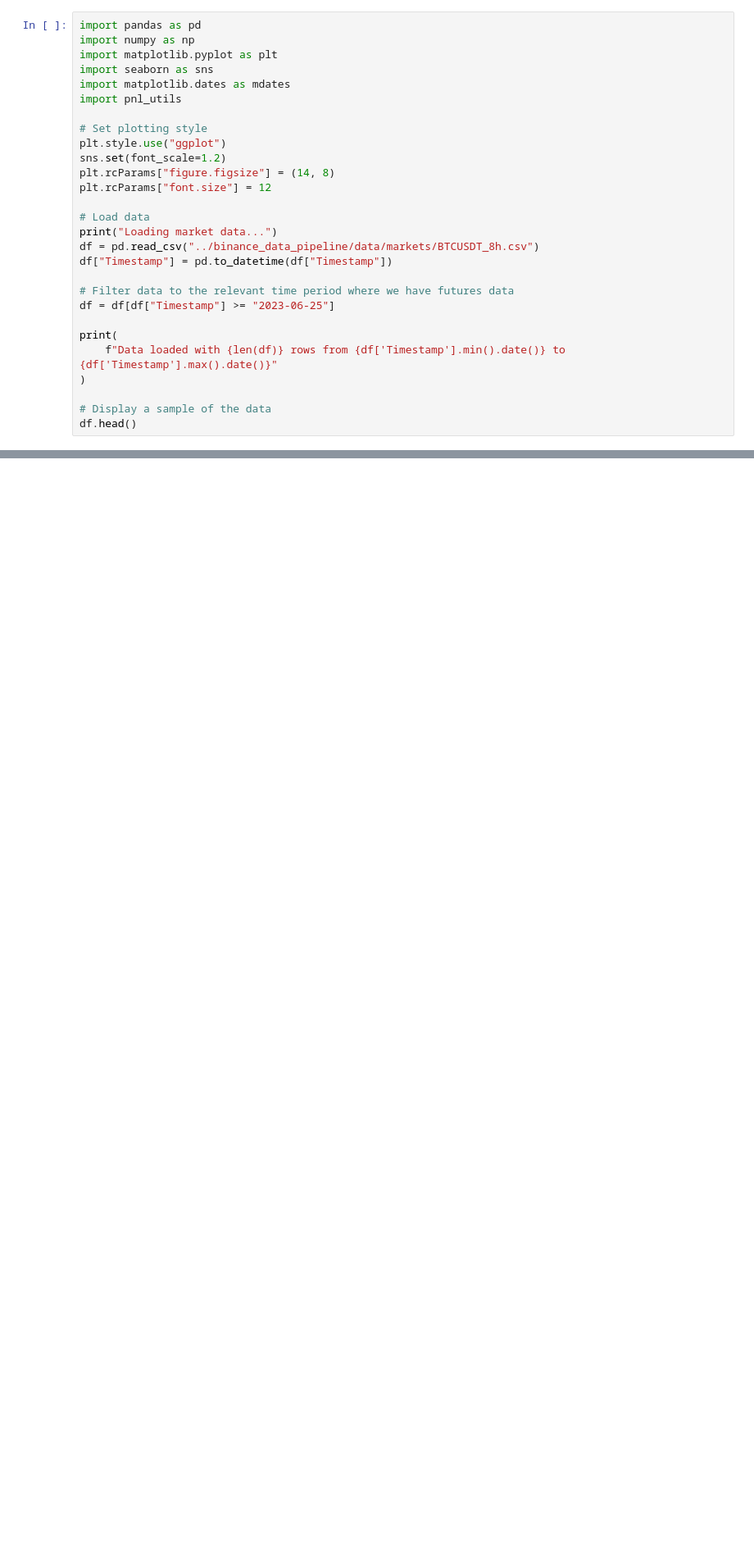
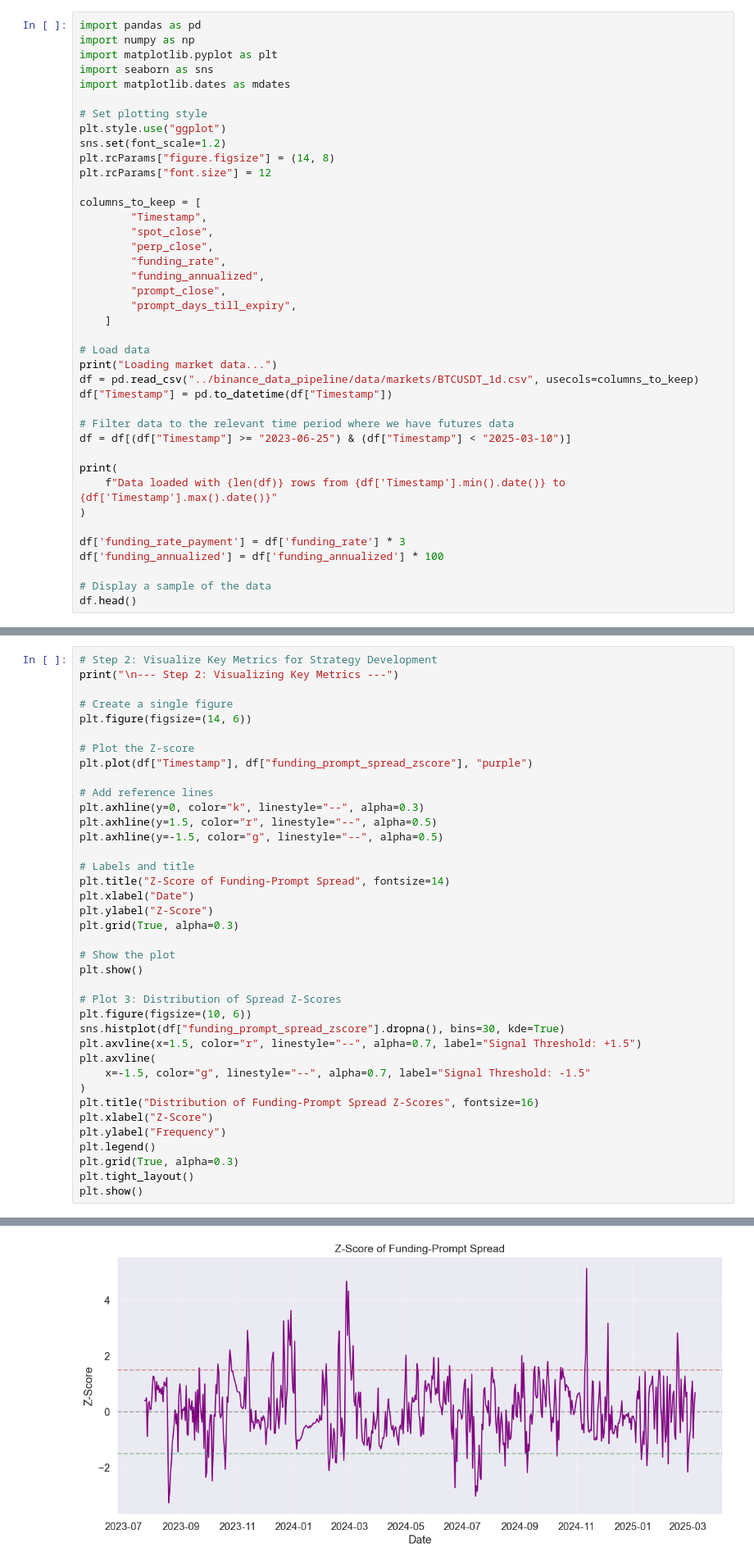
Before and after one commit to gobbles404/perp-arb, a Jupyter notebook: notebooks/Part 2.ipynb, the cells around one changed output, grey strips where cells are left out. Shown: that part at 82% size. Drawn from its saved outputs; the diff is of its cells as text; blank space fills up the shorter version.

Commit message:
Commit strategy

```diff
--- a/notebooks/Part 2.ipynb
+++ b/notebooks/Part 2.ipynb
@@ -4,7 +4,6 @@ import numpy as np
 import matplotlib.pyplot as plt
 import seaborn as sns
 import matplotlib.dates as mdates
-import pnl_utils
 
 # Set plotting style
 plt.style.use("ggplot")
@@ -12,17 +11,30 @@ sns.set(font_scale=1.2)
 plt.rcParams["figure.figsize"] = (14, 8)
 plt.rcParams["font.size"] = 12
 
+columns_to_keep = [
+        "Timestamp",
+        "spot_close",
+        "perp_close",
+        "funding_rate",
+        "funding_annualized",
+        "prompt_close",
+        "prompt_days_till_expiry",
+    ]
+
 # Load data
 print("Loading market data...")
-df = pd.read_csv("../binance_data_pipeline/data/markets/BTCUSDT_8h.csv")
+df = pd.read_csv("../binance_data_pipeline/data/markets/BTCUSDT_1d.csv", usecols=columns_to_keep)
 df["Timestamp"] = pd.to_datetime(df["Timestamp"])
 
 # Filter data to the relevant time period where we have futures data
-df = df[df["Timestamp"] >= "2023-06-25"]
+df = df[(df["Timestamp"] >= "2023-06-25") & (df["Timestamp"] < "2025-03-10")]
 
 print(
     f"Data loaded with {len(df)} rows from {df['Timestamp'].min().date()} to {df['Timestamp'].max().date()}"
 )
 
+df['funding_rate_payment'] = df['funding_rate'] * 3
+df['funding_annualized'] = df['funding_annualized'] * 100
+
 # Display a sample of the data
 df.head()
@@ -418,0 +124,39 @@ print(
+# %%
+# Step 2: Visualize Key Metrics for Strategy Development
+print("\n--- Step 2: Visualizing Key Metrics ---")
+
+# Create a single figure
+plt.figure(figsize=(14, 6))
+
+# Plot the Z-score
+plt.plot(df["Timestamp"], df["funding_prompt_spread_zscore"], "purple")
+
+# Add reference lines
+plt.axhline(y=0, color="k", linestyle="--", alpha=0.3)
+plt.axhline(y=1.5, color="r", linestyle="--", alpha=0.5)
+plt.axhline(y=-1.5, color="g", linestyle="--", alpha=0.5)
+
+# Labels and title
+plt.title("Z-Score of Funding-Prompt Spread", fontsize=14)
+plt.xlabel("Date")
+plt.ylabel("Z-Score")
+plt.grid(True, alpha=0.3)
+
+# Show the plot
+plt.show()
+
+# Plot 3: Distribution of Spread Z-Scores
+plt.figure(figsize=(10, 6))
+sns.histplot(df["funding_prompt_spread_zscore"].dropna(), bins=30, kde=True)
+plt.axvline(x=1.5, color="r", linestyle="--", alpha=0.7, label="Signal Threshold: +1.5")
+plt.axvline(
+    x=-1.5, color="g", linestyle="--", alpha=0.7, label="Signal Threshold: -1.5"
+)
+plt.title("Distribution of Funding-Prompt Spread Z-Scores", fontsize=16)
+plt.xlabel("Z-Score")
+plt.ylabel("Frequency")
+plt.legend()
+plt.grid(True, alpha=0.3)
+plt.tight_layout()
+plt.show()
+# %% [output]
@@ -418,0 +164 @@ print(
+[figure, added]
```
Also changed, not shown: parts of 14 cells of this notebook, 6 other files.
